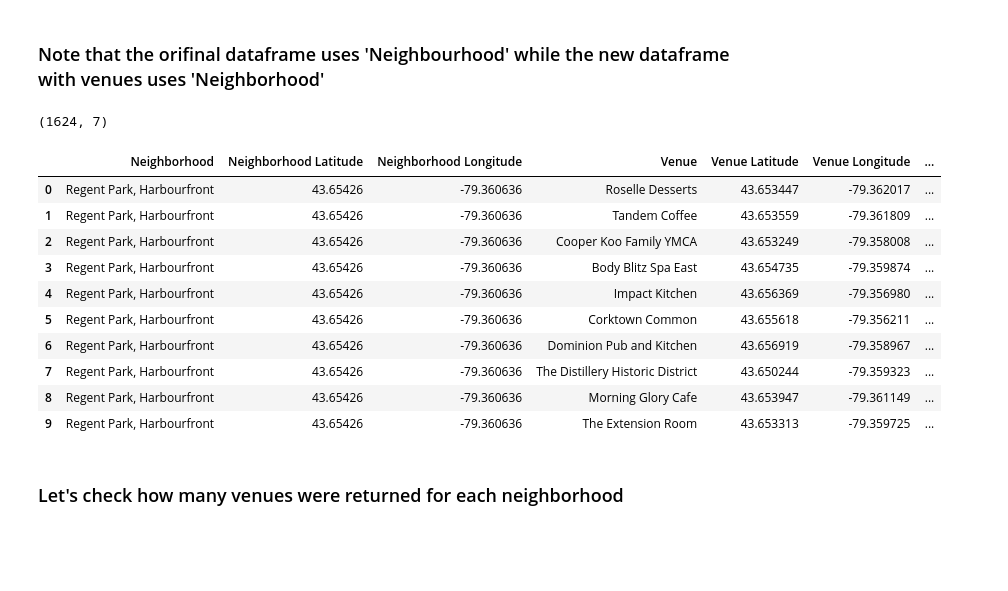
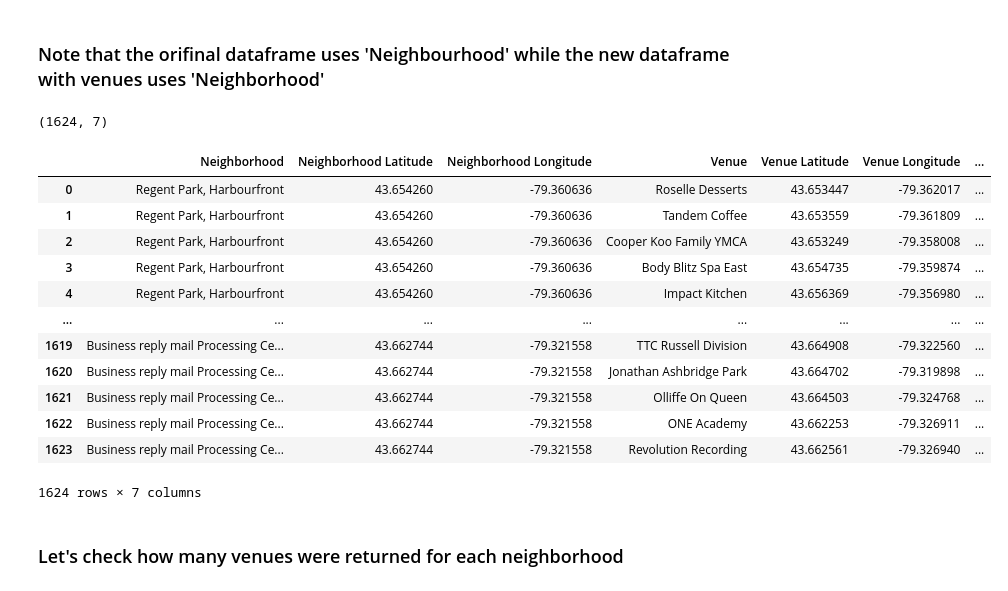
Before and after one commit to changminpak/Coursera_Capstone, a Jupyter notebook: Applied Data Science Capstone - Week3 - Assignment-Part3.ipynb, the cells around one changed output. Drawn from its saved outputs; the diff is of its cells as text; code cells hidden in the pictures; blank space fills up the shorter version.

Commit message:
Completed exploring & clustering in Toronto except the cluster examination

```diff
--- a/Applied Data Science Capstone - Week3 - Assignment-Part3.ipynb
+++ b/Applied Data Science Capstone - Week3 - Assignment-Part3.ipynb
@@ -151,7 +151,7 @@ df_merged.head()
 # Explore and cluster the neighborhoods in Toronto.
 # %%
 # Make a subset with boroughs containing 'Toronto'
-df_sub = df_merged[df_merged['Borough'].str.contains("Toronto")]
+df_sub = df_merged[df_merged['Borough'].str.contains("Toronto")].reset_index(drop=True)
 df_sub.head(10)
 # %% [output]
 |  | Postal Code | Borough | Neighbourhood | Latitude | Longitude |
@@ -287,20 +287,22 @@ Completed
 ### Note that the orifinal dataframe uses 'Neighbourhood' while the new dataframe with venues uses 'Neighborhood'
 # %%
 print(toronto_venues.shape)
-toronto_venues.head(10)
+toronto_venues
 # %% [output]
 (1624, 7)
 |  | Neighborhood | Neighborhood Latitude | Neighborhood Longitude | Venue | Venue Latitude | Venue Longitude | ... |
-| 0 | Regent Park, Harbourfront | 43.65426 | -79.360636 | Roselle Desserts | 43.653447 | -79.362017 | ... |
-| 1 | Regent Park, Harbourfront | 43.65426 | -79.360636 | Tandem Coffee | 43.653559 | -79.361809 | ... |
-| 2 | Regent Park, Harbourfront | 43.65426 | -79.360636 | Cooper Koo Family YMCA | 43.653249 | -79.358008 | ... |
-| 3 | Regent Park, Harbourfront | 43.65426 | -79.360636 | Body Blitz Spa East | 43.654735 | -79.359874 | ... |
-| 4 | Regent Park, Harbourfront | 43.65426 | -79.360636 | Impact Kitchen | 43.656369 | -79.356980 | ... |
-| 5 | Regent Park, Harbourfront | 43.65426 | -79.360636 | Corktown Common | 43.655618 | -79.356211 | ... |
-| 6 | Regent Park, Harbourfront | 43.65426 | -79.360636 | Dominion Pub and Kitchen | 43.656919 | -79.358967 | ... |
-| 7 | Regent Park, Harbourfront | 43.65426 | -79.360636 | The Distillery Historic District | 43.650244 | -79.359323 | ... |
-| 8 | Regent Park, Harbourfront | 43.65426 | -79.360636 | Morning Glory Cafe | 43.653947 | -79.361149 | ... |
-| 9 | Regent Park, Harbourfront | 43.65426 | -79.360636 | The Extension Room | 43.653313 | -79.359725 | ... |
+| 0 | Regent Park, Harbourfront | 43.654260 | -79.360636 | Roselle Desserts | 43.653447 | -79.362017 | ... |
+| 1 | Regent Park, Harbourfront | 43.654260 | -79.360636 | Tandem Coffee | 43.653559 | -79.361809 | ... |
+| 2 | Regent Park, Harbourfront | 43.654260 | -79.360636 | Cooper Koo Family YMCA | 43.653249 | -79.358008 | ... |
+| 3 | Regent Park, Harbourfront | 43.654260 | -79.360636 | Body Blitz Spa East | 43.654735 | -79.359874 | ... |
+| 4 | Regent Park, Harbourfront | 43.654260 | -79.360636 | Impact Kitchen | 43.656369 | -79.356980 | ... |
+| ... | ... | ... | ... | ... | ... | ... | ... |
+| 1619 | Business reply mail Processing Ce... | 43.662744 | -79.321558 | TTC Russell Division | 43.664908 | -79.322560 | ... |
+| 1620 | Business reply mail Processing Ce... | 43.662744 | -79.321558 | Jonathan Ashbridge Park | 43.664702 | -79.319898 | ... |
+| 1621 | Business reply mail Processing Ce... | 43.662744 | -79.321558 | Olliffe On Queen | 43.664503 | -79.324768 | ... |
+| 1622 | Business reply mail Processing Ce... | 43.662744 | -79.321558 | ONE Academy | 43.662253 | -79.326911 | ... |
+| 1623 | Business reply mail Processing Ce... | 43.662744 | -79.321558 | Revolution Recording | 43.662561 | -79.326940 | ... |
+1624 rows × 7 columns
 # %% [markdown]
 ### Let's check how many venues were returned for each neighborhood
 # %%
```
Also changed, not shown: parts of 32 cells of this notebook.
